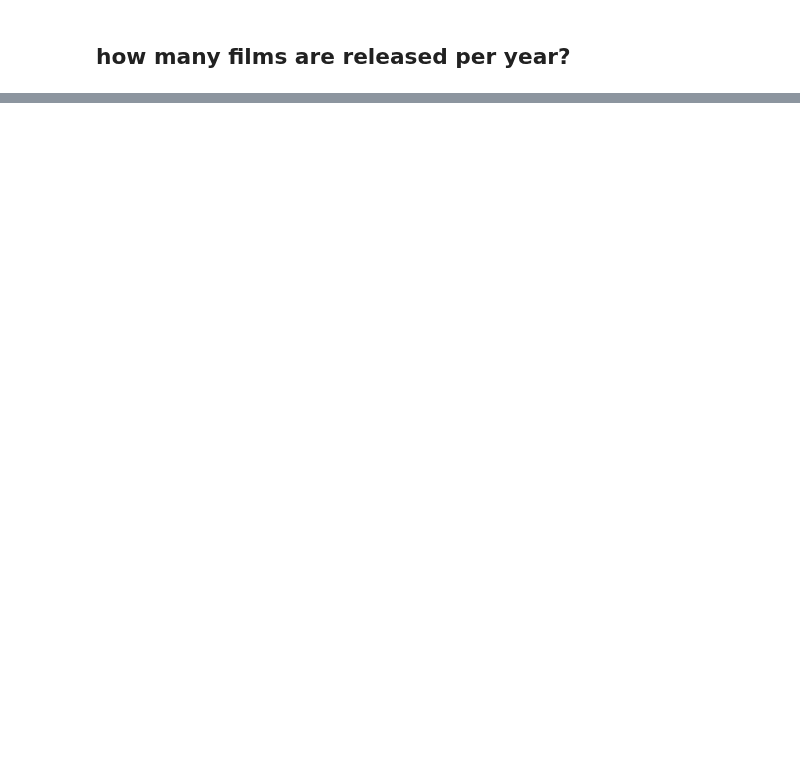
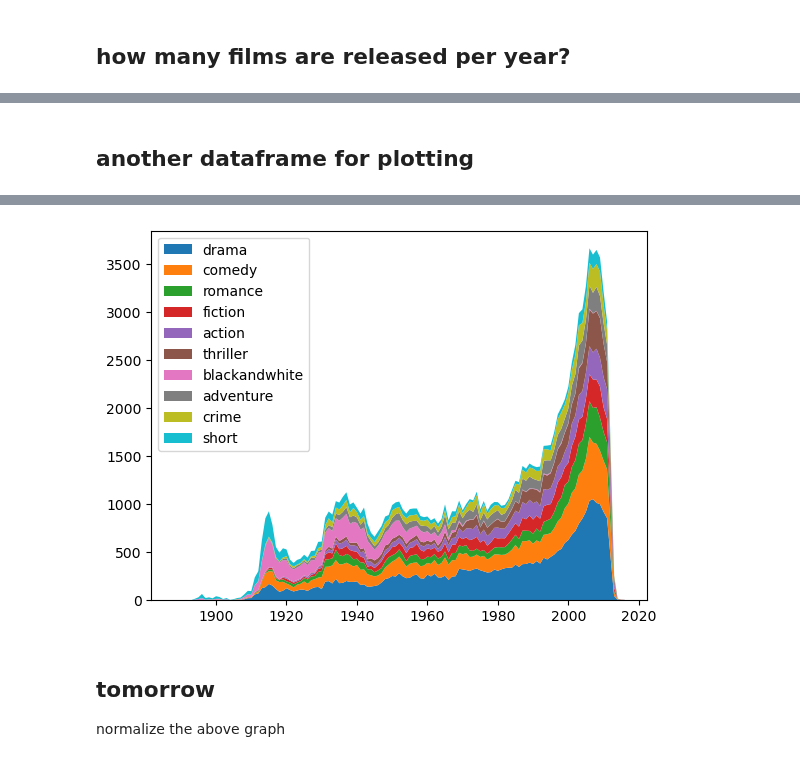
Before and after one commit to epfl-ada/ada-2022-project-adawizardry, a Jupyter notebook: main.ipynb, the cells around one changed output, grey strips where cells are left out. Saved outputs shown, nothing was run; the diff lists cells and outputs as text; code cells hidden in the pictures; blank space fills up the shorter version.

```diff
--- a/main.ipynb
+++ b/main.ipynb
@@ -178,0 +199,10 @@ movie_count.describe()
+# %%
+cinemagenre = movie_df['genres'].value_counts()
+# %%
+combined_list = combine_lists(list(cinemagenre.index))
+includes_cinema = set()
+for x in combined_list:
+    if 'cinema' in x:
+        includes_cinema.add(x)
+
+includes_cinema
@@ -196,8 +229,11 @@ print(f"year {number_by_year[number_by_year.values > 2000].index} has released m
 # %%
-# separate a word like "pyschological thriller" to "psychological" and "thriller"
+# combine_lists merges [['a', 'b'], 'c'] into ['a', 'b', 'c']
 def combine_lists(elements):
     result = []
     for x in elements:
         result += x
     return result
-movie_df['genre_divided'] = movie_df['genres'].apply(lambda x: [word.lower().split(" ") for word in x]).apply(combine_lists)
+
+# separate a word like "pyschological thriller" to "psychological" and "thriller"
+movie_df['genre_divided'] = movie_df['genres'].apply(lambda x: [word.lower().split(" ") for word in x])
+movie_df['genre_divided'] = movie_df['genre_divided'].apply(combine_lists)
@@ -232,0 +309,29 @@ display(to_1D(movie_df['genre_divided']).value_counts().head(30))
+# %% [markdown]
+## another dataframe for plotting
+# %%
+top_ten_list = list(to_1D(movie_df['genre_divided']).value_counts().index[0:10])
+print(top_ten_list)
+
+stackplot_df = movie_df[['release_date', 'genre_divided']]
+
+for genre in top_ten_list:
+    stackplot_df[genre] = 0
+
+for genre in top_ten_list:
+    stackplot_df[genre] = stackplot_df["genre_divided"].apply(lambda x: 1 if genre in x else 0)
+# %%
+grouped_by = stackplot_df.groupby(by='release_date').sum().reset_index()
+grouped_by = grouped_by[grouped_by['release_date'] != '1010']
+display(grouped_by.head(10))
+years = list(range(1888, 2017, 1))
+
+vstack = []
+for genre in top_ten_list:
+    vstack.append(list(grouped_by[genre]))
+
+vstack = np.vstack(vstack)
+fig, ax = plt.subplots()
+ax.stackplot(years, vstack, labels= top_ten_list)
+ax.legend(loc='upper left')
+plt.show()
+# %% [output]
@@ -232,0 +349,4 @@ display(to_1D(movie_df['genre_divided']).value_counts().head(30))
+[figure, added]
+# %% [markdown]
+## tomorrow
+normalize the above graph
```
Also changed, not shown: parts of 13 cells of this notebook, 1 other file.
